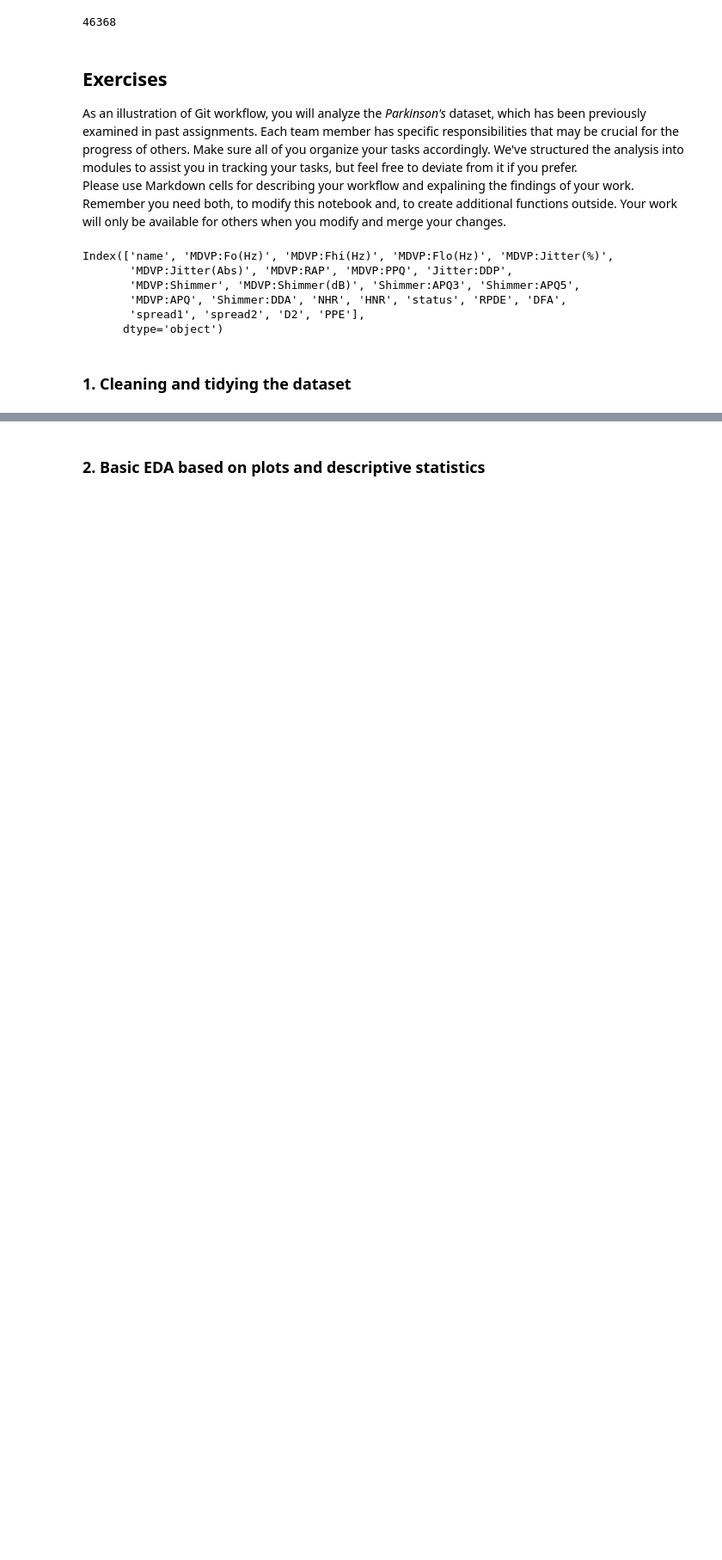
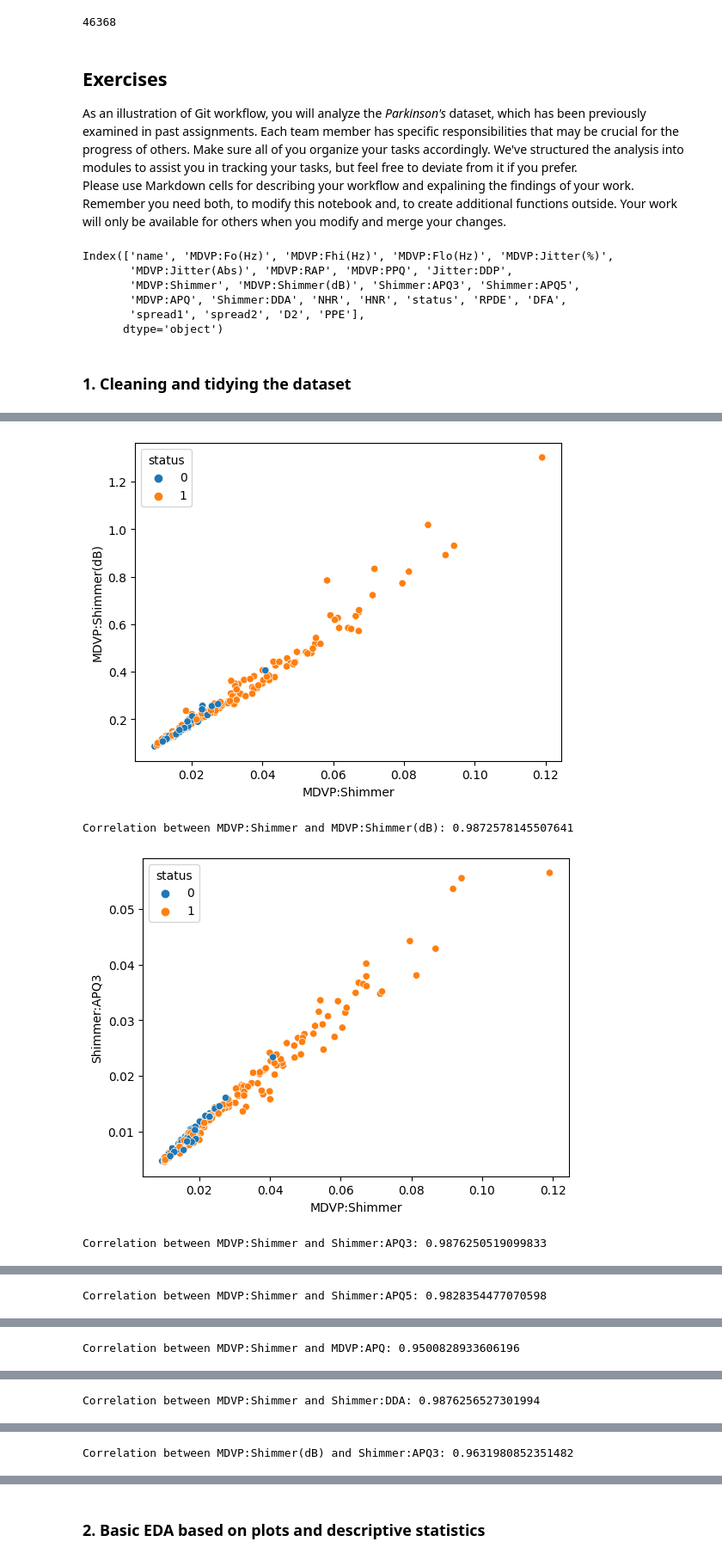
Before and after one commit to eliassanz01/LABSP, a Jupyter notebook: Collaborative coding.ipynb, the cells around one changed output, grey strips where cells are left out. Shown at 86% size. Drawn from its saved outputs; the diff is of its cells as text; code cells hidden in the pictures; blank space fills up the shorter version.

```diff
--- a/Collaborative coding.ipynb
+++ b/Collaborative coding.ipynb
@@ -58,0 +118,13 @@ Index(['name', 'MDVP:Fo(Hz)', 'MDVP:Fhi(Hz)', 'MDVP:Flo(Hz)', 'MDVP:Jitter(%)',
+# %%
+vars_list=shimmer_vars
+for i in range(len(vars_list)):
+        for j in range(i+1, len(vars_list)):
+            var1, var2 = vars_list[i], vars_list[j]
+            scat_plt(df[var1], df[var2], groups=df['status'])
+            correlation = df[var1].corr(df[var2])
+            print(f'Correlation between {var1} and {var2}: {correlation}')
+# %% [output]
+[figure, added]
+Correlation between MDVP:Shimmer and MDVP:Shimmer(dB): 0.9872578145507641
+[figure, added]
+Correlation between MDVP:Shimmer and Shimmer:APQ3: 0.9876250519099833
@@ -58,0 +132 @@ Index(['name', 'MDVP:Fo(Hz)', 'MDVP:Fhi(Hz)', 'MDVP:Flo(Hz)', 'MDVP:Jitter(%)',
+Correlation between MDVP:Shimmer and Shimmer:APQ5: 0.9828354477070598
@@ -58,0 +134 @@ Index(['name', 'MDVP:Fo(Hz)', 'MDVP:Fhi(Hz)', 'MDVP:Flo(Hz)', 'MDVP:Jitter(%)',
+Correlation between MDVP:Shimmer and MDVP:APQ: 0.9500828933606196
@@ -58,0 +136 @@ Index(['name', 'MDVP:Fo(Hz)', 'MDVP:Fhi(Hz)', 'MDVP:Flo(Hz)', 'MDVP:Jitter(%)',
+Correlation between MDVP:Shimmer and Shimmer:DDA: 0.9876256527301994
@@ -58,0 +138 @@ Index(['name', 'MDVP:Fo(Hz)', 'MDVP:Fhi(Hz)', 'MDVP:Flo(Hz)', 'MDVP:Jitter(%)',
+Correlation between MDVP:Shimmer(dB) and Shimmer:APQ3: 0.9631980852351482
```
Also changed, not shown: parts of 14 cells of this notebook.
